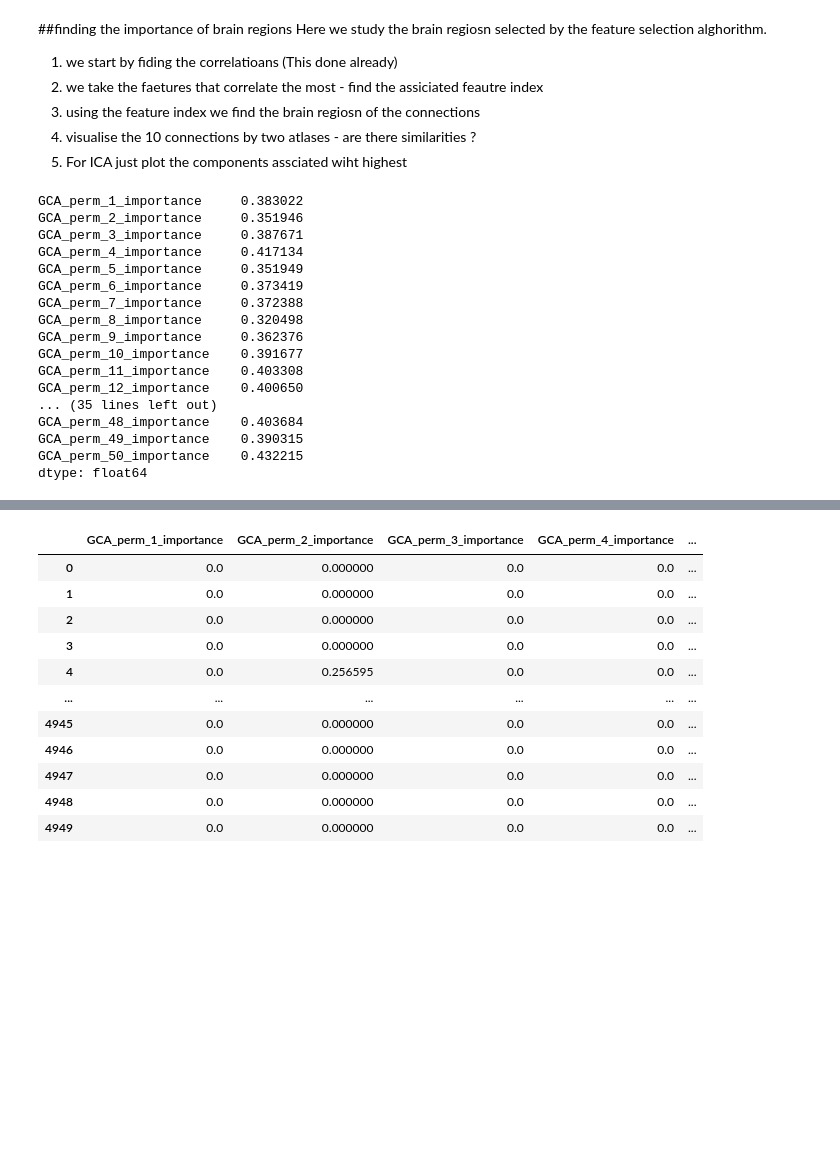
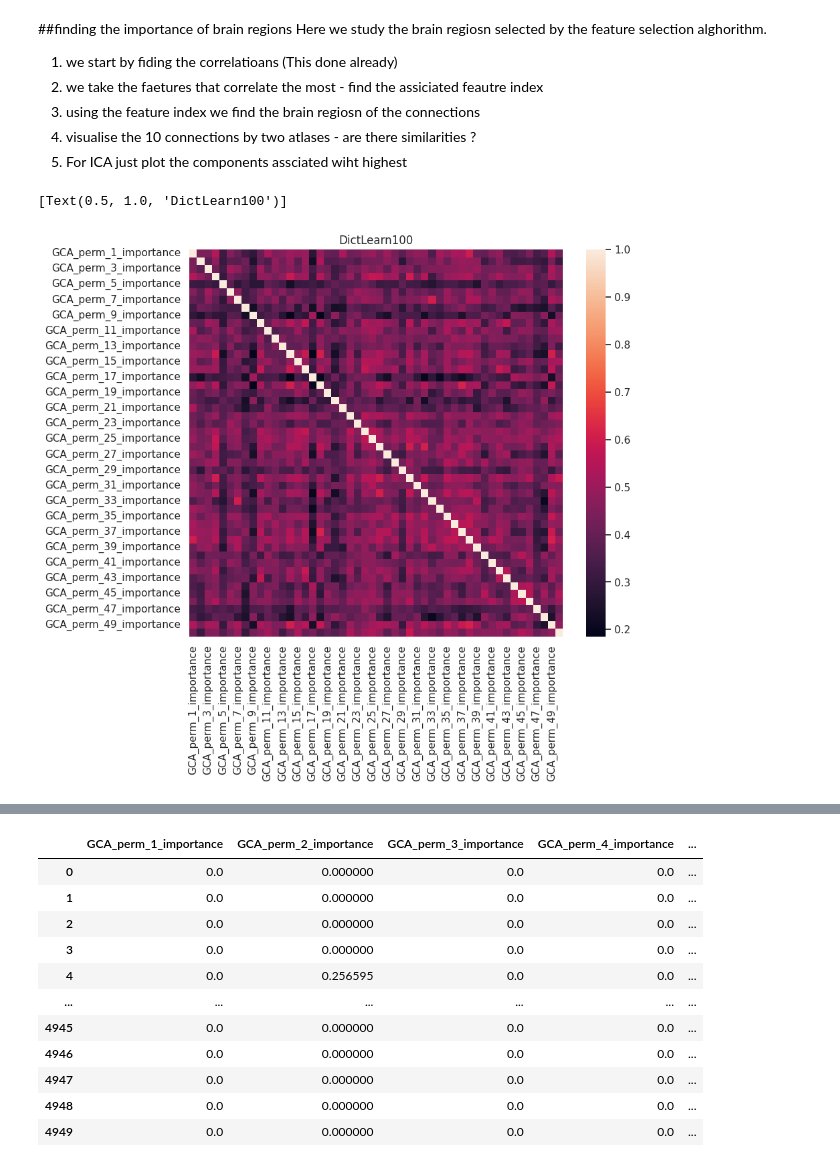
Before and after one commit to samuelheczko/Ridge-Regression-Predictions, a Jupyter notebook: analysis_notebook.ipynb, the cells around one changed output, grey strips where cells are left out. Cells and saved outputs as stored; diff of their text form; code cells hidden in the pictures; blank space fills up the shorter version.

```diff
--- a/analysis_notebook.ipynb
+++ b/analysis_notebook.ipynb
@@ -621,26 +678,11 @@ for list in feature_imp_atlases:
     feature_imp_atlases_2.append('_'.join(list))
 
 atlas_list = feature_imp_atlases_2
-# %%
-data_frame_DICT = data_frames_list[1]
-data_frame_DICT[data_frame_DICT.values < 0.2] = 0
-
-data_frame_DICT.dropna().corr().mean()
-# %% [output]
-GCA_perm_1_importance     0.383022
-GCA_perm_2_importance     0.351946
-GCA_perm_3_importance     0.387671
-GCA_perm_4_importance     0.417134
-GCA_perm_5_importance     0.351949
-GCA_perm_6_importance     0.373419
-GCA_perm_7_importance     0.372388
-GCA_perm_8_importance     0.320498
-GCA_perm_9_importance     0.362376
-GCA_perm_10_importance    0.391677
-GCA_perm_11_importance    0.403308
-GCA_perm_12_importance    0.400650
-... (35 lines left out)
-GCA_perm_48_importance    0.403684
-GCA_perm_49_importance    0.390315
-GCA_perm_50_importance    0.432215
-dtype: float64
+# %%
+sns.set(font_scale = 1)
+
+idx = 1
+sns.heatmap(data_frames_list[idx].corr()).set(title = f'{atlas_list[idx]}') ##take a look how well the best correlating features carry across the folds
+# %% [output]
+[Text(0.5, 1.0, 'DictLearn100')]
+[figure, added]
```
Also changed, not shown: parts of 41 cells of this notebook, 2 other files.
